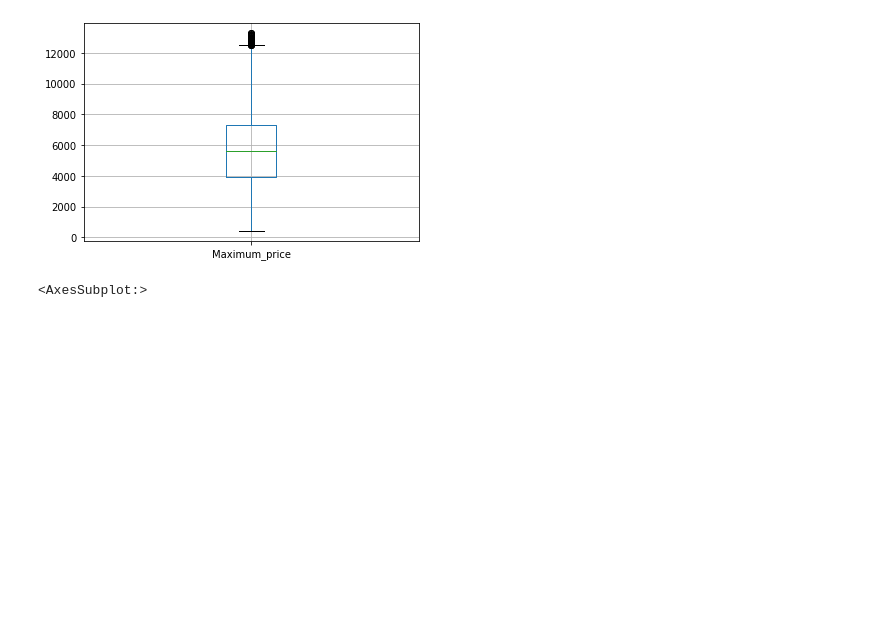
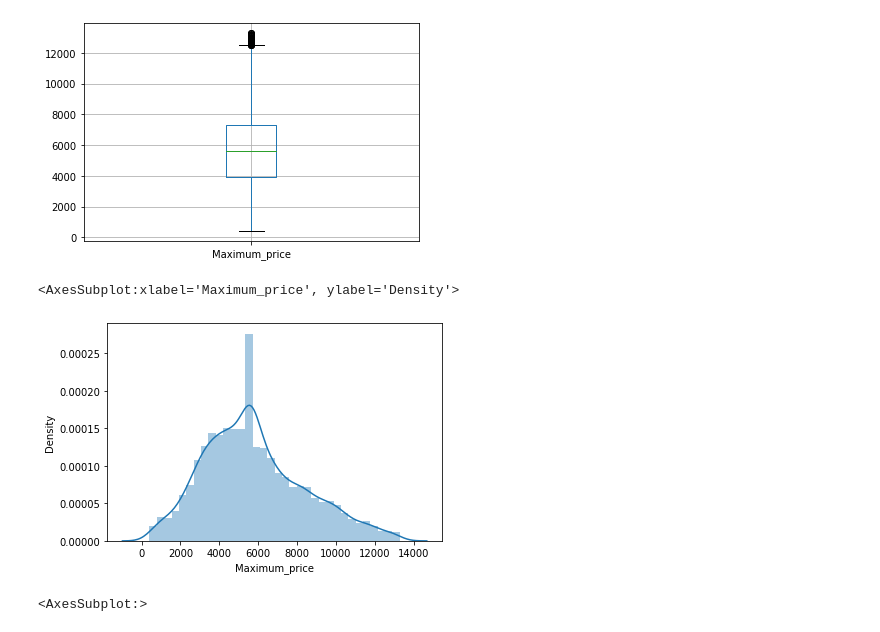
Before and after one commit to Mega-Barrel/Machine-Learning-Carnival-Wars, a Jupyter notebook: Outlier_Removal.ipynb, the cells around one changed output. Saved outputs shown, nothing was run; the diff lists cells and outputs as text; code cells hidden in the pictures; blank space fills up the shorter version.

Commit message:
Added distplot for outliers

```diff
--- a/Outlier_Removal.ipynb
+++ b/Outlier_Removal.ipynb
@@ -110,6 +110,11 @@ train_df.boxplot(column='Maximum_price')
 # %% [output]
 <AxesSubplot:>
 [figure]
+# %%
+sns.distplot(train_df['Maximum_price'])
+# %% [output]
+<AxesSubplot:xlabel='Maximum_price', ylabel='Density'>
+[figure, added]
 # %%
 train_df.boxplot(column='Minimum_price')
 # %% [output]
```
Also changed, not shown: parts of 5 cells of this notebook.
